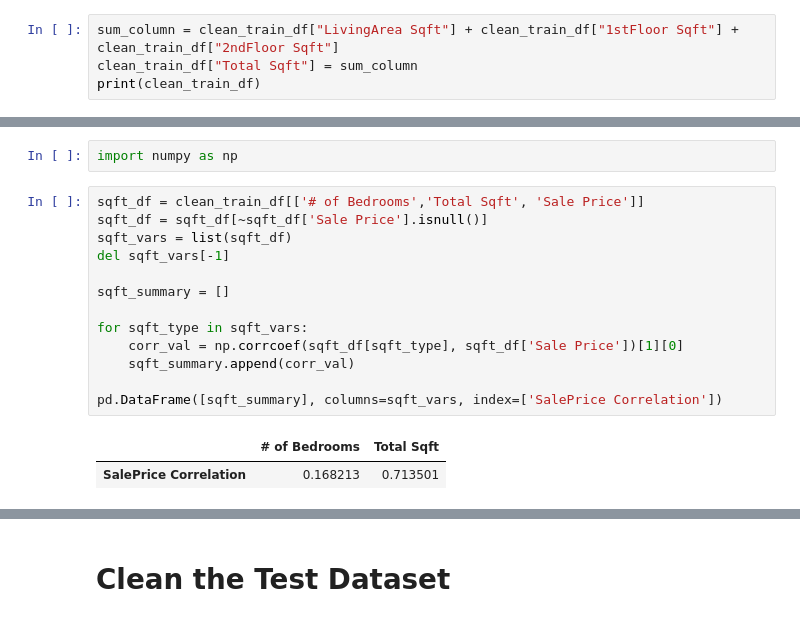
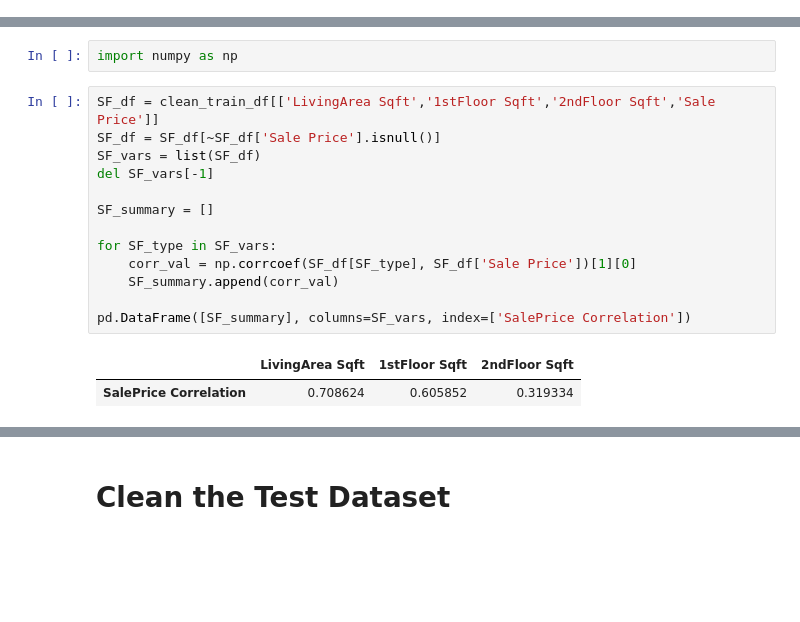
Before and after one commit to serpaulus/Predicting_the_Final_Home_Price, a Jupyter notebook: Housing_Prices.ipynb, the cells around one changed output, grey strips where cells are left out. Drawn from its saved outputs; the diff is of its cells as text; blank space fills up the shorter version.

```diff
--- a/Housing_Prices.ipynb
+++ b/Housing_Prices.ipynb
@@ -303,4 +264,0 @@ None
-# %%
-sum_column = clean_train_df["LivingArea Sqft"] + clean_train_df["1stFloor Sqft"] + clean_train_df["2ndFloor Sqft"]
-clean_train_df["Total Sqft"] = sum_column
-print(clean_train_df)
@@ -346,18 +281,18 @@ clean_train_df.describe()
 # %%
 import numpy as np
 # %%
-sqft_df = clean_train_df[['# of Bedrooms','Total Sqft', 'Sale Price']]
-sqft_df = sqft_df[~sqft_df['Sale Price'].isnull()]
-sqft_vars = list(sqft_df)
-del sqft_vars[-1]
+SF_df = clean_train_df[['LivingArea Sqft','1stFloor Sqft','2ndFloor Sqft','Sale Price']]
+SF_df = SF_df[~SF_df['Sale Price'].isnull()]
+SF_vars = list(SF_df)
+del SF_vars[-1]
 
-sqft_summary = []
+SF_summary = []
 
-for sqft_type in sqft_vars:
-    corr_val = np.corrcoef(sqft_df[sqft_type], sqft_df['Sale Price'])[1][0]
-    sqft_summary.append(corr_val)
+for SF_type in SF_vars:
+    corr_val = np.corrcoef(SF_df[SF_type], SF_df['Sale Price'])[1][0]
+    SF_summary.append(corr_val)
 
-pd.DataFrame([sqft_summary], columns=sqft_vars, index=['SalePrice Correlation'])
+pd.DataFrame([SF_summary], columns=SF_vars, index=['SalePrice Correlation'])
 # %% [output]
-|  | # of Bedrooms | Total Sqft |
-| SalePrice Correlation | 0.168213 | 0.713501 |
+|  | LivingArea Sqft | 1stFloor Sqft | 2ndFloor Sqft |
+| SalePrice Correlation | 0.708624 | 0.605852 | 0.319334 |
```
Also changed, not shown: parts of 24 cells of this notebook.
